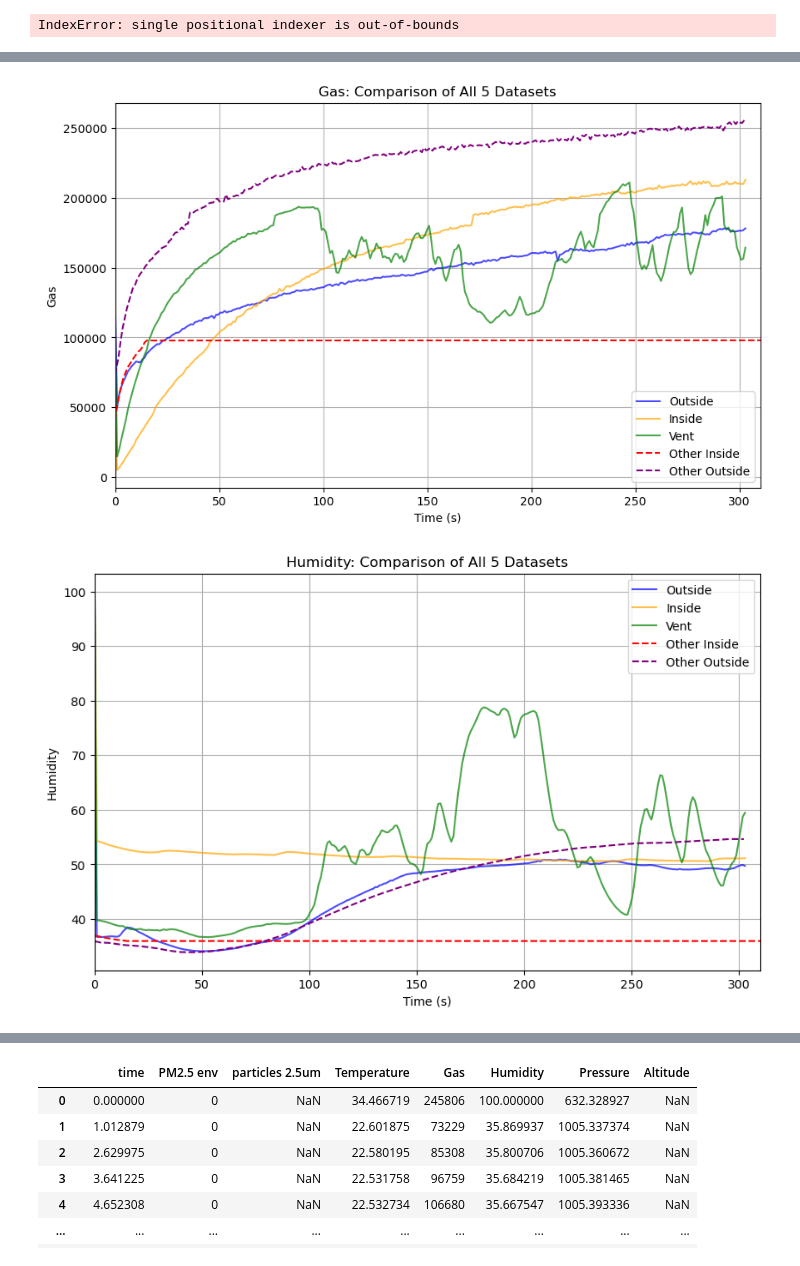
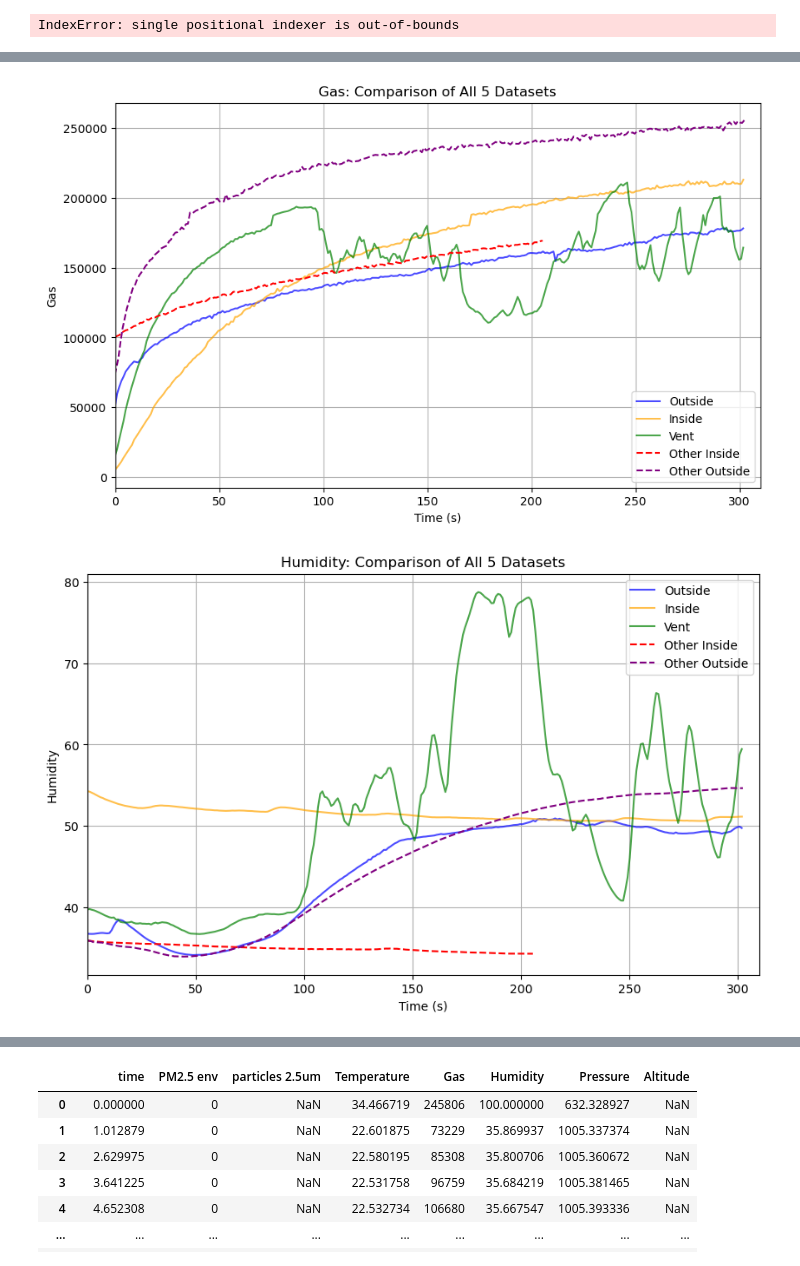
Before and after one commit to Theman1483/E11_Aidan_Grant_Ryan, a Jupyter notebook: lab3.ipynb, the cells around one changed output, grey strips where cells are left out. Cells and saved outputs as stored; diff of their text form; code cells hidden in the pictures.

```diff
--- a/lab3.ipynb
+++ b/lab3.ipynb
@@ -67,8 +67,11 @@ df_other_inside = pd.read_csv("altindoor.csv")
 df_other_outside = pd.read_csv("altoutdoor.csv")
 
 # Drop the first row of the "Other" data because the sensors weren't ready
-df_other_inside = df_other_inside.iloc[1:].reset_index(drop=True)
+df_other_inside = df_other_inside.iloc[18:].reset_index(drop=True)
 df_other_outside = df_other_outside.iloc[1:].reset_index(drop=True)
+df_vent = df_vent.iloc[1:].reset_index(drop=True)
+df_inside = df_inside.iloc[1:].reset_index(drop=True)
+df_outside = df_outside.iloc[1:].reset_index(drop=True)
 
 # 2. Setup Column Names & Mapping
 time_col = 'time'
@@ -159,2 +162,2 @@ for col in data_columns:
-[figure, old version]
+[figure, new version]
-[figure, old version]
+[figure, new version]
```
Also changed, not shown: parts of 1 cell of this notebook.
